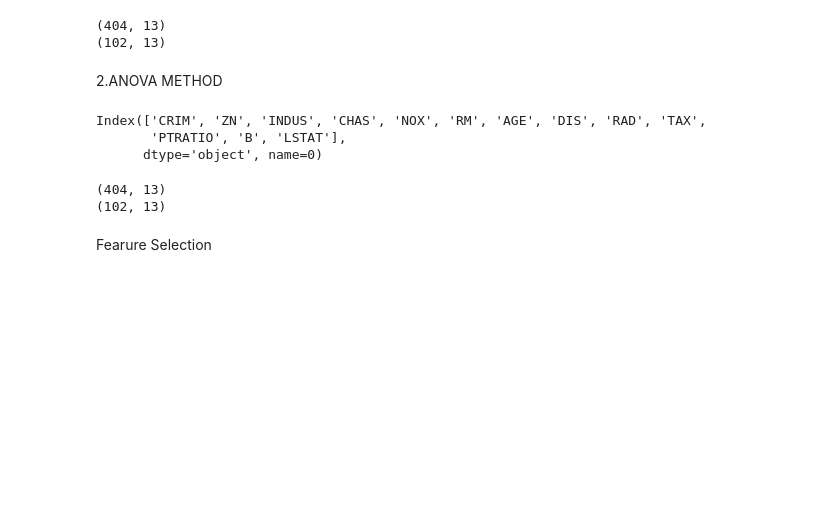
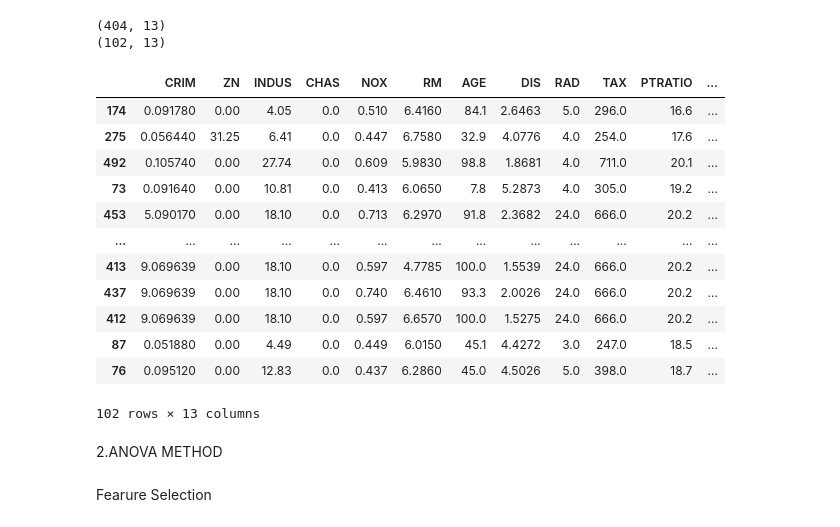
Before and after one commit to Chaitanya0211/Boston_House_pricing, a Jupyter notebook: LR_ML_Implementation.ipynb, the cells around one changed output. Drawn from its saved outputs; the diff is of its cells as text; code cells hidden in the pictures; blank space fills up the shorter version.

```diff
--- a/LR_ML_Implementation.ipynb
+++ b/LR_ML_Implementation.ipynb
@@ -532,19 +532,31 @@ print(X_test.shape)
 (102, 13)
 # %%
 cols = X_train.columns
+# %%
+X_test
+# %% [output]
+|  | CRIM | ZN | INDUS | CHAS | NOX | RM | AGE | DIS | RAD | TAX | PTRATIO | ... |
+| 174 | 0.091780 | 0.00 | 4.05 | 0.0 | 0.510 | 6.4160 | 84.1 | 2.6463 | 5.0 | 296.0 | 16.6 | ... |
+| 275 | 0.056440 | 31.25 | 6.41 | 0.0 | 0.447 | 6.7580 | 32.9 | 4.0776 | 4.0 | 254.0 | 17.6 | ... |
+| 492 | 0.105740 | 0.00 | 27.74 | 0.0 | 0.609 | 5.9830 | 98.8 | 1.8681 | 4.0 | 711.0 | 20.1 | ... |
+| 73 | 0.091640 | 0.00 | 10.81 | 0.0 | 0.413 | 6.0650 | 7.8 | 5.2873 | 4.0 | 305.0 | 19.2 | ... |
+| 453 | 5.090170 | 0.00 | 18.10 | 0.0 | 0.713 | 6.2970 | 91.8 | 2.3682 | 24.0 | 666.0 | 20.2 | ... |
+| ... | ... | ... | ... | ... | ... | ... | ... | ... | ... | ... | ... | ... |
+| 413 | 9.069639 | 0.00 | 18.10 | 0.0 | 0.597 | 4.7785 | 100.0 | 1.5539 | 24.0 | 666.0 | 20.2 | ... |
+| 437 | 9.069639 | 0.00 | 18.10 | 0.0 | 0.740 | 6.4610 | 93.3 | 2.0026 | 24.0 | 666.0 | 20.2 | ... |
+| 412 | 9.069639 | 0.00 | 18.10 | 0.0 | 0.597 | 6.6570 | 100.0 | 1.5275 | 24.0 | 666.0 | 20.2 | ... |
+| 87 | 0.051880 | 0.00 | 4.49 | 0.0 | 0.449 | 6.0150 | 45.1 | 4.4272 | 3.0 | 247.0 | 18.5 | ... |
+| 76 | 0.095120 | 0.00 | 12.83 | 0.0 | 0.437 | 6.2860 | 45.0 | 4.5026 | 5.0 | 398.0 | 18.7 | ... |
+102 rows × 13 columns
 # %% [markdown]
 2.ANOVA METHOD
 # %%
-from sklearn.feature_selection import f_classif
-from sklearn.feature_selection import SelectKBest
+# from sklearn.feature_selection import f_classif
+# from sklearn.feature_selection import SelectKBest
 
 
-sel = SelectKBest(f_classif, k=100).fit(X_train, y_train)
+# sel = SelectKBest(f_classif, k=100).fit(X_train, y_train)
 
-# display selected feature names
-X_train.columns[sel.get_support()]
+# # display selected feature names
+# X_train.columns[sel.get_support()]
-# %% [output]
-Index(['CRIM', 'ZN', 'INDUS', 'CHAS', 'NOX', 'RM', 'AGE', 'DIS', 'RAD', 'TAX',
-       'PTRATIO', 'B', 'LSTAT'],
-      dtype='object', name=0)
 # %%
@@ -558,9 +570,6 @@ X_test = pd.DataFrame(X_test, columns=columns)
 # %%
-print(X_train.shape)
-print(X_test.shape)
+# print(X_train.shape)
+# print(X_test.shape)
-# %% [output]
-(404, 13)
-(102, 13)
 # %% [markdown]
 Fearure Selection
 # %%
```
Also changed, not shown: parts of 4 cells of this notebook, 3 other files.
